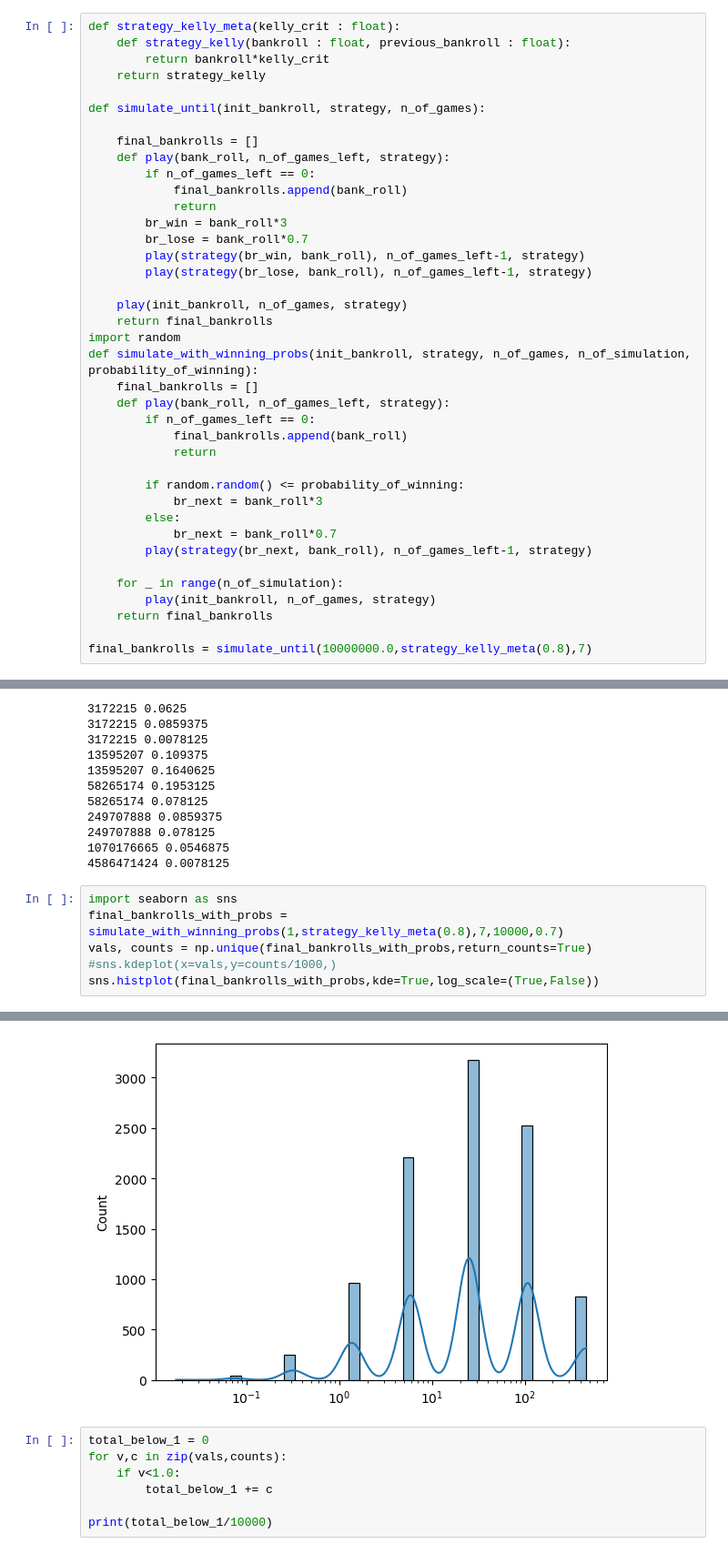
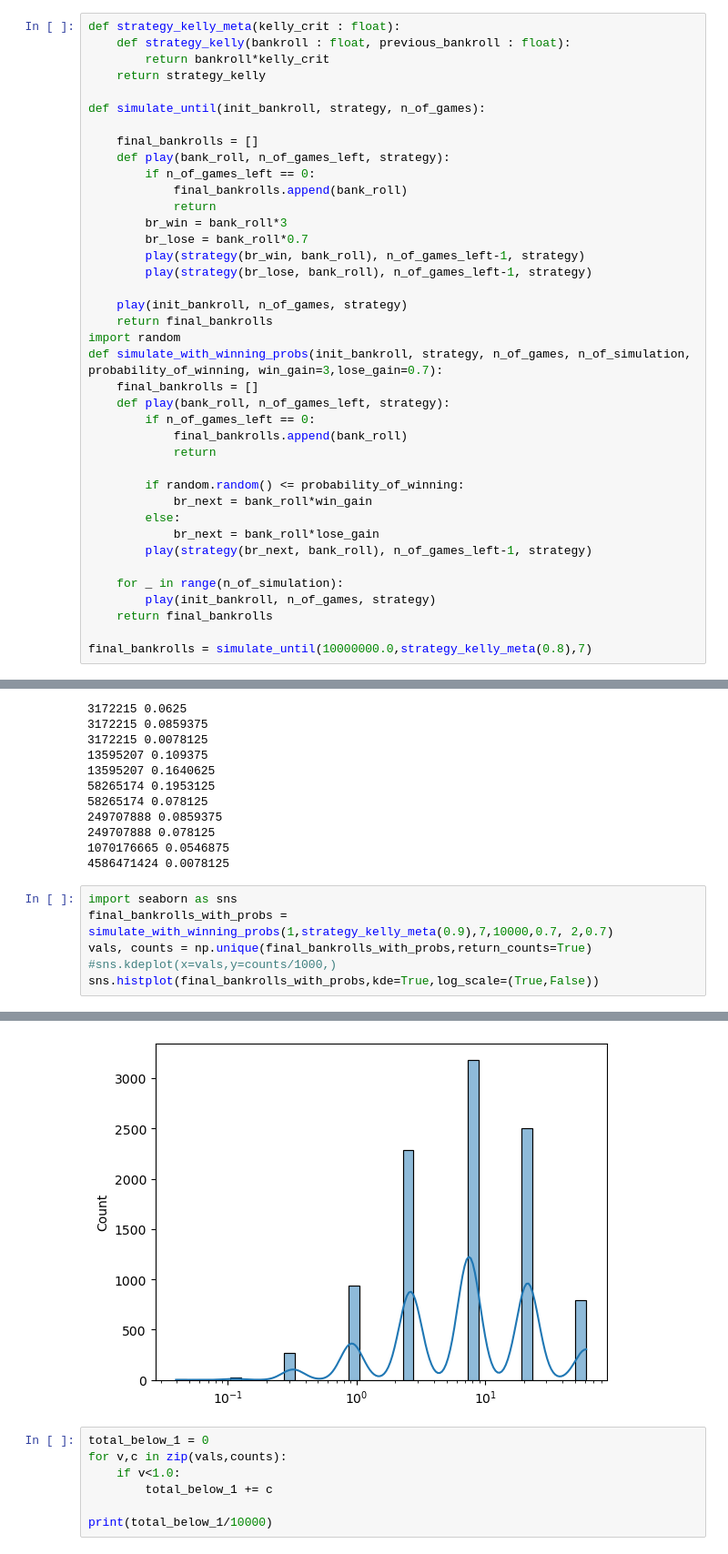
Before and after one commit to messier12/bullrun-strat-simulator, a Jupyter notebook: kelly_criterion.ipynb, the cells around one changed output, grey strips where cells are left out. Shown at 91% size. Cells and saved outputs as stored; diff of their text form.

Commit message:
make gains modifiable

```diff
--- a/kelly_criterion.ipynb
+++ b/kelly_criterion.ipynb
@@ -19,7 +19,7 @@ def simulate_until(init_bankroll, strategy, n_of_games):
     play(init_bankroll, n_of_games, strategy)
     return final_bankrolls
 import random
-def simulate_with_winning_probs(init_bankroll, strategy, n_of_games, n_of_simulation, probability_of_winning):
+def simulate_with_winning_probs(init_bankroll, strategy, n_of_games, n_of_simulation, probability_of_winning, win_gain=3,lose_gain=0.7):
     final_bankrolls = []
     def play(bank_roll, n_of_games_left, strategy):
         if n_of_games_left == 0:
@@ -27,9 +27,9 @@ def simulate_with_winning_probs(init_bankroll, strategy, n_of_games, n_of_simula
             return
 
         if random.random() <= probability_of_winning:
-            br_next = bank_roll*3
+            br_next = bank_roll*win_gain
         else:
-            br_next = bank_roll*0.7
+            br_next = bank_roll*lose_gain
         play(strategy(br_next, bank_roll), n_of_games_left-1, strategy)
 
     for _ in range(n_of_simulation):
@@ -85,13 +85,13 @@ for v,c in zip(val,counts):
 4586471424 0.0078125
 # %%
 import seaborn as sns
-final_bankrolls_with_probs = simulate_with_winning_probs(1,strategy_kelly_meta(0.8),7,10000,0.7)
+final_bankrolls_with_probs = simulate_with_winning_probs(1,strategy_kelly_meta(0.9),7,10000,0.7, 2,0.7)
 vals, counts = np.unique(final_bankrolls_with_probs,return_counts=True)
 #sns.kdeplot(x=vals,y=counts/1000,)
 sns.histplot(final_bankrolls_with_probs,kde=True,log_scale=(True,False))
 # %% [output]
 <Axes: ylabel='Count'>
-[figure, old version]
+[figure, new version]
 # %%
 total_below_1 = 0
 for v,c in zip(vals,counts):
```
